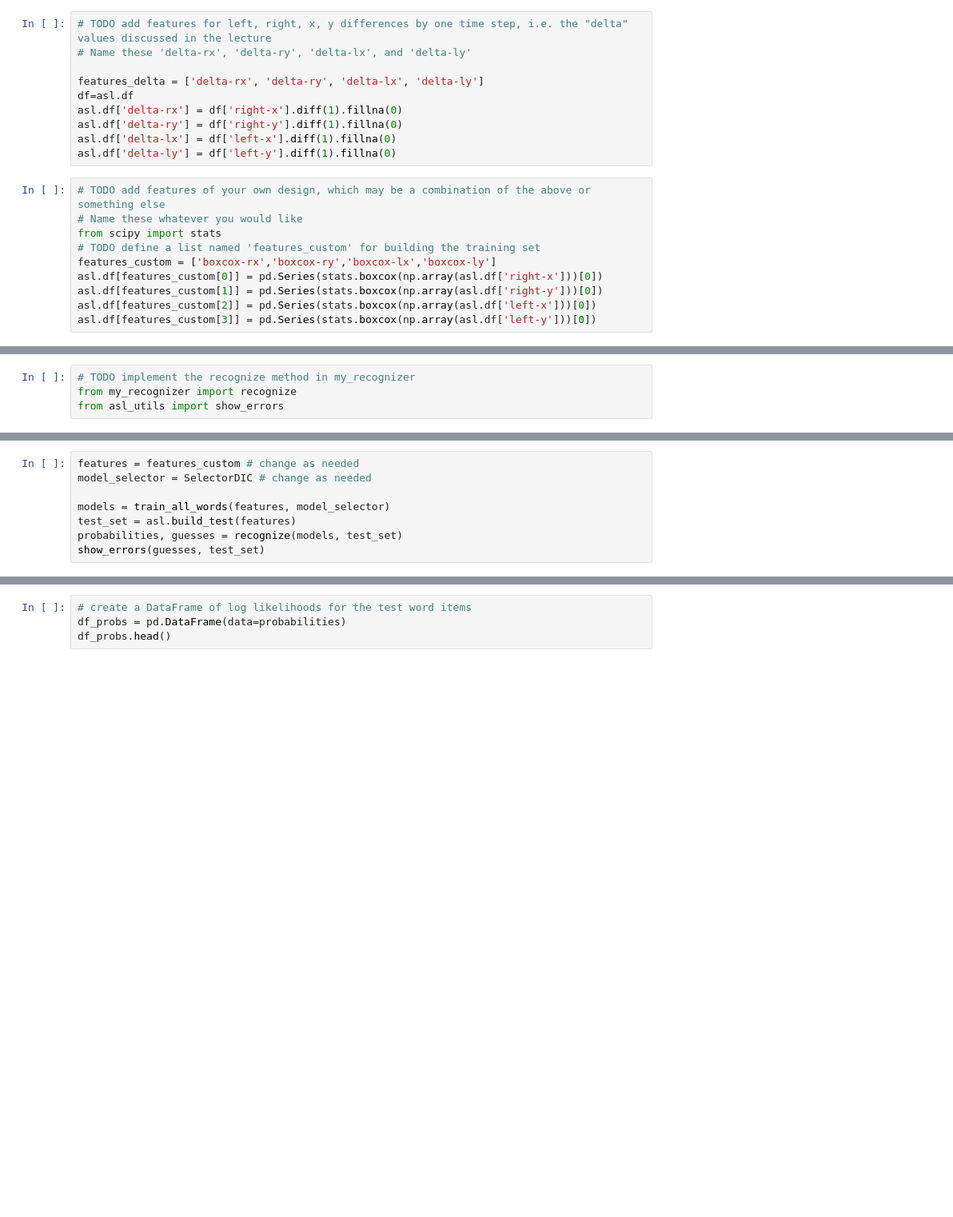
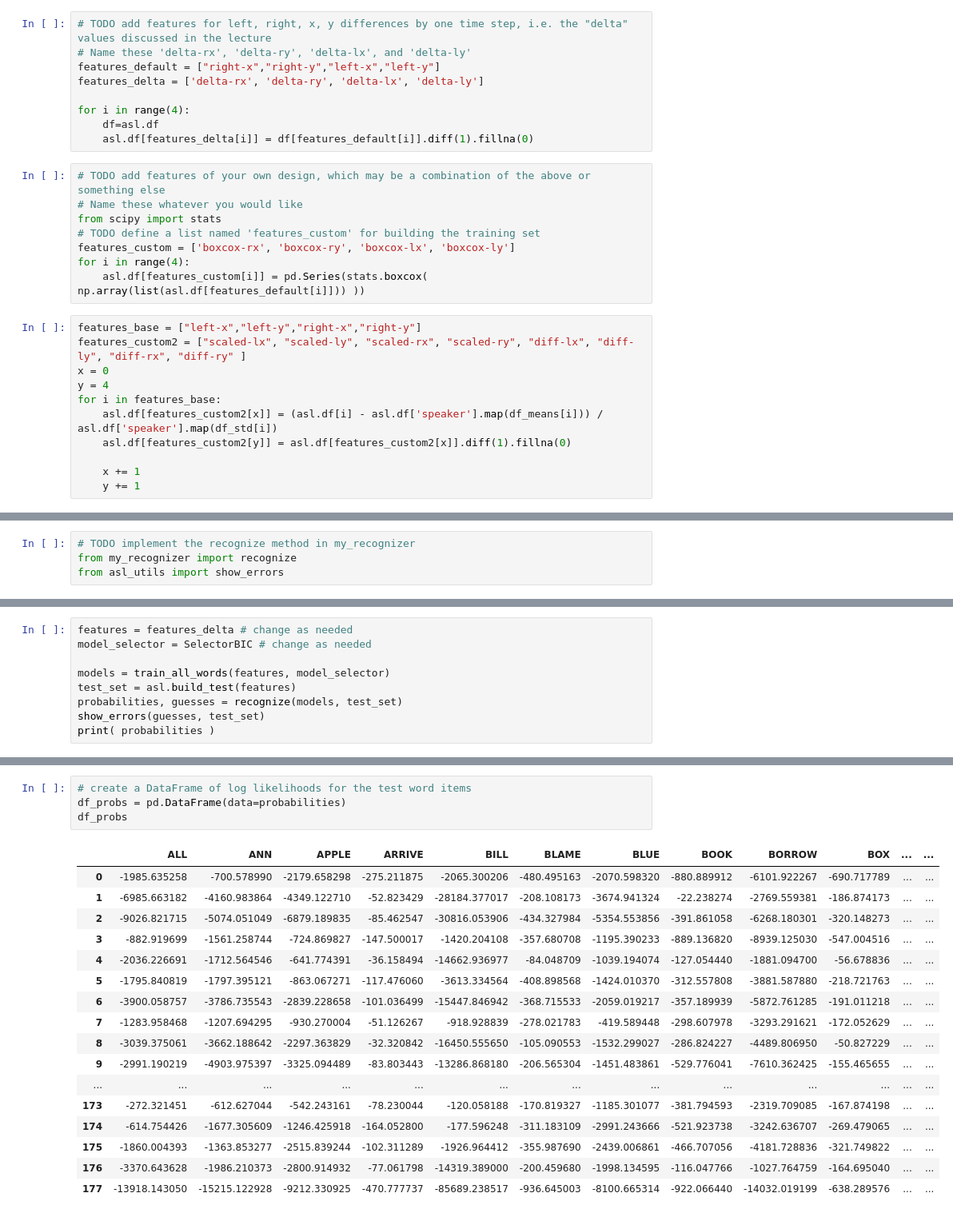
Before and after one commit to IntelliFinder/sign-recognition, a Jupyter notebook: asl_recognizer.ipynb, the cells around one changed output, grey strips where cells are left out. Shown at 80% size. Drawn from its saved outputs; the diff is of its cells as text; blank space fills up the shorter version.

```diff
--- a/asl_recognizer.ipynb
+++ b/asl_recognizer.ipynb
@@ -230,23 +232,31 @@ asl.df['polar-ltheta'] = np.arctan2( asl.df['grnd-lx'], asl.df['grnd-ly'] ) #swa
 # %%
 # TODO add features for left, right, x, y differences by one time step, i.e. the "delta" values discussed in the lecture
 # Name these 'delta-rx', 'delta-ry', 'delta-lx', and 'delta-ly'
+features_default = ["right-x","right-y","left-x","left-y"]
+features_delta = ['delta-rx', 'delta-ry', 'delta-lx', 'delta-ly']
 
-features_delta = ['delta-rx', 'delta-ry', 'delta-lx', 'delta-ly']
-df=asl.df
-asl.df['delta-rx'] = df['right-x'].diff(1).fillna(0)
-asl.df['delta-ry'] = df['right-y'].diff(1).fillna(0)
-asl.df['delta-lx'] = df['left-x'].diff(1).fillna(0)
-asl.df['delta-ly'] = df['left-y'].diff(1).fillna(0)
+for i in range(4):
+    df=asl.df
+    asl.df[features_delta[i]] = df[features_default[i]].diff(1).fillna(0)
 # %%
 # TODO add features of your own design, which may be a combination of the above or something else
 # Name these whatever you would like
 from scipy import stats
 # TODO define a list named 'features_custom' for building the training set
-features_custom = ['boxcox-rx','boxcox-ry','boxcox-lx','boxcox-ly']
-asl.df[features_custom[0]] = pd.Series(stats.boxcox(np.array(asl.df['right-x']))[0])
-asl.df[features_custom[1]] = pd.Series(stats.boxcox(np.array(asl.df['right-y']))[0])
-asl.df[features_custom[2]] = pd.Series(stats.boxcox(np.array(asl.df['left-x']))[0])
-asl.df[features_custom[3]] = pd.Series(stats.boxcox(np.array(asl.df['left-y']))[0])
+features_custom = ['boxcox-rx', 'boxcox-ry', 'boxcox-lx', 'boxcox-ly']
+for i in range(4):
+    asl.df[features_custom[i]] = pd.Series(stats.boxcox( np.array(list(asl.df[features_default[i]])) ))
+# %%
+features_base = ["left-x","left-y","right-x","right-y"]
+features_custom2 = ["scaled-lx", "scaled-ly", "scaled-rx", "scaled-ry", "diff-lx", "diff-ly", "diff-rx", "diff-ry" ]
+x = 0
+y = 4
+for i in features_base:
+    asl.df[features_custom2[x]] = (asl.df[i] - asl.df['speaker'].map(df_means[i])) / asl.df['speaker'].map(df_std[i])
+    asl.df[features_custom2[y]] = asl.df[features_custom2[x]].diff(1).fillna(0)
+
+    x += 1
+    y += 1
 # %% [markdown]
 **Question 1:**  What custom features did you choose for the features_custom set and why?
 
@@ -673,9 +683,10 @@ Video  Recognized                                                    Correct
 # %%
-features = features_custom # change as needed
-model_selector = SelectorDIC # change as needed
+features = features_delta # change as needed
+model_selector = SelectorBIC # change as needed
 
 models = train_all_words(features, model_selector)
 test_set = asl.build_test(features)
 probabilities, guesses = recognize(models, test_set)
 show_errors(guesses, test_set)
+print( probabilities )
 # %% [output]
@@ -735,4 +746,22 @@ Good luck!  Share your results with the class!
 # %%
 # create a DataFrame of log likelihoods for the test word items
 df_probs = pd.DataFrame(data=probabilities)
-df_probs.head()
+df_probs
+# %% [output]
+|  | ALL | ANN | APPLE | ARRIVE | BILL | BLAME | BLUE | BOOK | BORROW | BOX | ... | ... |
+| 0 | -1985.635258 | -700.578990 | -2179.658298 | -275.211875 | -2065.300206 | -480.495163 | -2070.598320 | -880.889912 | -6101.922267 | -690.717789 | ... | ... |
+| 1 | -6985.663182 | -4160.983864 | -4349.122710 | -52.823429 | -28184.377017 | -208.108173 | -3674.941324 | -22.238274 | -2769.559381 | -186.874173 | ... | ... |
+| 2 | -9026.821715 | -5074.051049 | -6879.189835 | -85.462547 | -30816.053906 | -434.327984 | -5354.553856 | -391.861058 | -6268.180301 | -320.148273 | ... | ... |
+| 3 | -882.919699 | -1561.258744 | -724.869827 | -147.500017 | -1420.204108 | -357.680708 | -1195.390233 | -889.136820 | -8939.125030 | -547.004516 | ... | ... |
+| 4 | -2036.226691 | -1712.564546 | -641.774391 | -36.158494 | -14662.936977 | -84.048709 | -1039.194074 | -127.054440 | -1881.094700 | -56.678836 | ... | ... |
+| 5 | -1795.840819 | -1797.395121 | -863.067271 | -117.476060 | -3613.334564 | -408.898568 | -1424.010370 | -312.557808 | -3881.587880 | -218.721763 | ... | ... |
+| 6 | -3900.058757 | -3786.735543 | -2839.228658 | -101.036499 | -15447.846942 | -368.715533 | -2059.019217 | -357.189939 | -5872.761285 | -191.011218 | ... | ... |
+| 7 | -1283.958468 | -1207.694295 | -930.270004 | -51.126267 | -918.928839 | -278.021783 | -419.589448 | -298.607978 | -3293.291621 | -172.052629 | ... | ... |
+| 8 | -3039.375061 | -3662.188642 | -2297.363829 | -32.320842 | -16450.555650 | -105.090553 | -1532.299027 | -286.824227 | -4489.806950 | -50.827229 | ... | ... |
+| 9 | -2991.190219 | -4903.975397 | -3325.094489 | -83.803443 | -13286.868180 | -206.565304 | -1451.483861 | -529.776041 | -7610.362425 | -155.465655 | ... | ... |
+| ... | ... | ... | ... | ... | ... | ... | ... | ... | ... | ... | ... | ... |
+| 173 | -272.321451 | -612.627044 | -542.243161 | -78.230044 | -120.058188 | -170.819327 | -1185.301077 | -381.794593 | -2319.709085 | -167.874198 | ... | ... |
+| 174 | -614.754426 | -1677.305609 | -1246.425918 | -164.052800 | -177.596248 | -311.183109 | -2991.243666 | -521.923738 | -3242.636707 | -269.479065 | ... | ... |
+| 175 | -1860.004393 | -1363.853277 | -2515.839244 | -102.311289 | -1926.964412 | -355.987690 | -2439.006861 | -466.707056 | -4181.728836 | -321.749822 | ... | ... |
+| 176 | -3370.643628 | -1986.210373 | -2800.914932 | -77.061798 | -14319.389000 | -200.459680 | -1998.134595 | -116.047766 | -1027.764759 | -164.695040 | ... | ... |
+| 177 | -13918.143050 | -15215.122928 | -9212.330925 | -470.777737 | -85689.238517 | -936.645003 | -8100.665314 | -922.066440 | -14032.019199 | -638.289576 | ... | ... |
```
Also changed, not shown: parts of 14 cells of this notebook, 2 other files.
